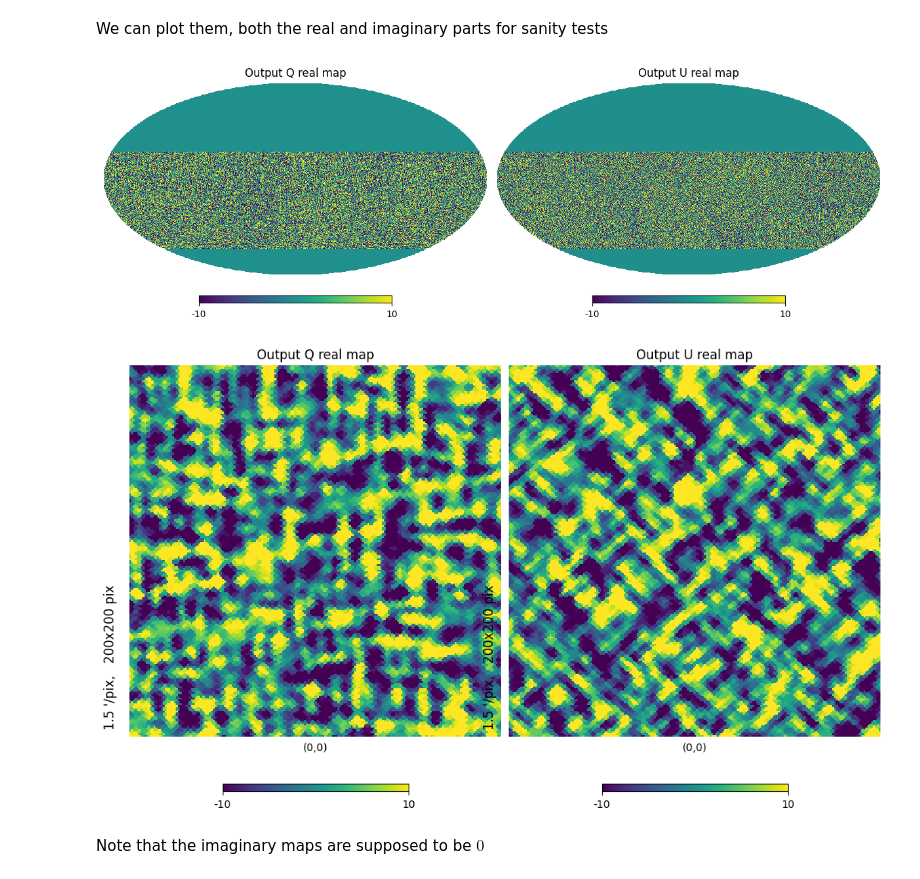
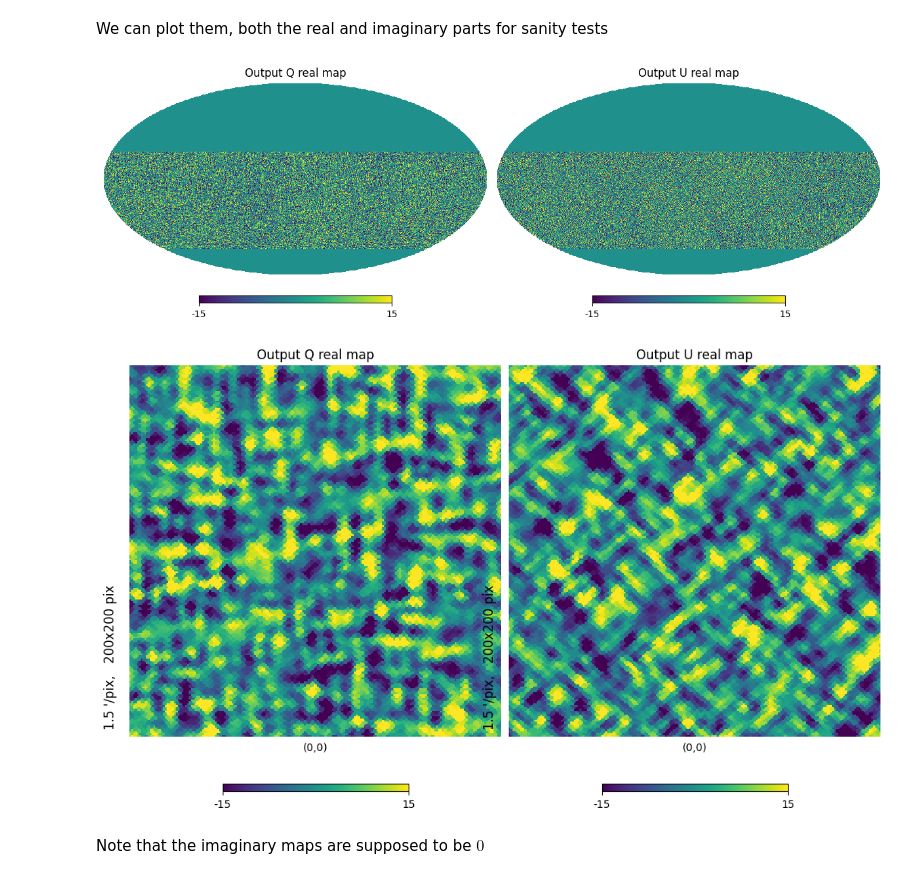
Before and after one commit to simonsobs/smarties, a Jupyter notebook: tutorials/basic_mapmaking.ipynb, the cells around one changed output. Cells and saved outputs as stored; diff of their text form; code cells hidden in the pictures.

Commit message:
Another slight modification in the plotting of the output CMB in the basic_mapmaking tutorial

```diff
--- a/tutorials/basic_mapmaking.ipynb
+++ b/tutorials/basic_mapmaking.ipynb
@@ -100,17 +100,17 @@ extended_final_maps_imag = np.zeros((2,12*nside**2), dtype=complex)
 extended_final_maps_imag[0, mask != 0] = final_Q_map.imag
 extended_final_maps_imag[1, mask != 0] = final_U_map.imag
 # %%
-value = 10
+value = 15
 plt.figure(figsize=(12,6))
 hp.mollview(extended_final_maps[0], sub=(1,2,1), title='Output Q real map', min=-value, max=value)
 hp.mollview(extended_final_maps[1], sub=(1,2,2), title='Output U real map', min=-value, max=value)
 
 plt.figure(figsize=(10,8))
 hp.gnomview(extended_final_maps[0], sub=(1,2,1), title='Output Q real map', min=-value, max=value)
 hp.gnomview(extended_final_maps[1], sub=(1,2,2), title='Output U real map', min=-value, max=value)
 # %% [output]
-[figure, old version]
+[figure, new version]
-[figure, old version]
+[figure, new version]
 # %% [markdown]
 Note that the imaginary maps are supposed to be $0$
 # %%
```
